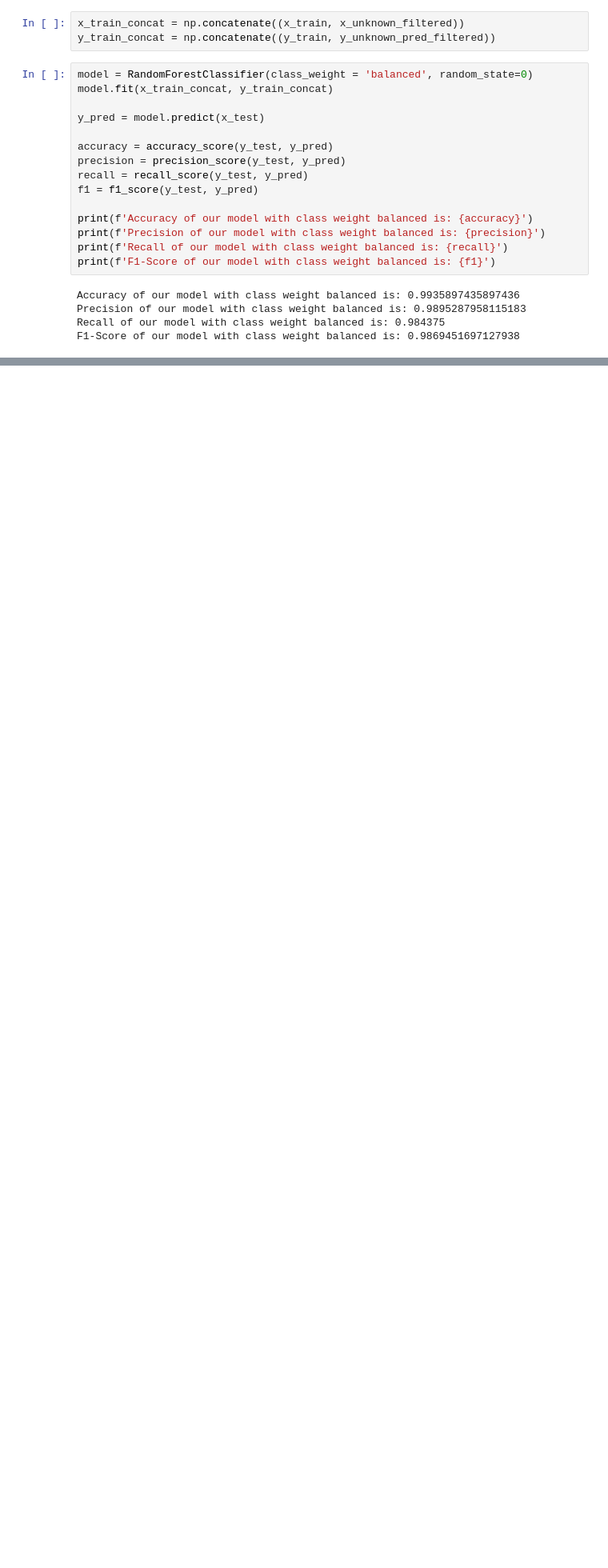
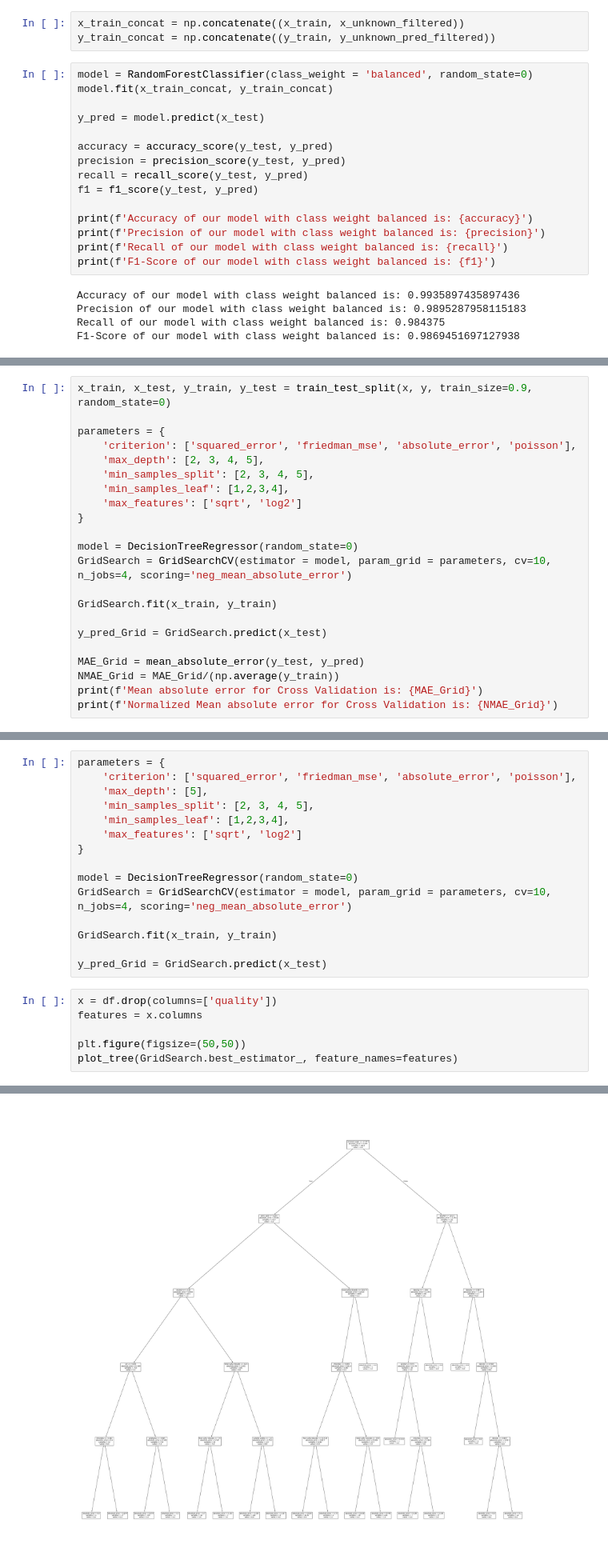
Before and after one commit to dimou-gk/Deep-dive-ML, a Jupyter notebook: Semi_Supervised_&_Model_Evaluation.ipynb, the cells around one changed output, grey strips where cells are left out. Shown at 80% size. Drawn from its saved outputs; the diff is of its cells as text; blank space fills up the shorter version.

Commit message:
Final notebook on semi supervised and model evaluation

```diff
--- a/Semi_Supervised_&_Model_Evaluation.ipynb
+++ b/Semi_Supervised_&_Model_Evaluation.ipynb
@@ -212,0 +468,22 @@ From what we can see from the results the already (almost) perfect performance o
+# %%
+x_train, x_test, y_train, y_test = train_test_split(x, y, train_size=0.9, random_state=0)
+
+parameters = {
+    'criterion': ['squared_error', 'friedman_mse', 'absolute_error', 'poisson'],
+    'max_depth': [2, 3, 4, 5],
+    'min_samples_split': [2, 3, 4, 5],
+    'min_samples_leaf': [1,2,3,4],
+    'max_features': ['sqrt', 'log2']
+}
+
+model = DecisionTreeRegressor(random_state=0)
+GridSearch = GridSearchCV(estimator = model, param_grid = parameters, cv=10, n_jobs=4, scoring='neg_mean_absolute_error')
+
+GridSearch.fit(x_train, y_train)
+
+y_pred_Grid = GridSearch.predict(x_test)
+
+MAE_Grid = mean_absolute_error(y_test, y_pred)
+NMAE_Grid = MAE_Grid/(np.average(y_train))
+print(f'Mean absolute error for Cross Validation is: {MAE_Grid}')
+print(f'Normalized Mean absolute error for Cross Validation is: {NMAE_Grid}')
@@ -212,0 +497,22 @@ From what we can see from the results the already (almost) perfect performance o
+# %%
+parameters = {
+    'criterion': ['squared_error', 'friedman_mse', 'absolute_error', 'poisson'],
+    'max_depth': [5],
+    'min_samples_split': [2, 3, 4, 5],
+    'min_samples_leaf': [1,2,3,4],
+    'max_features': ['sqrt', 'log2']
+}
+
+model = DecisionTreeRegressor(random_state=0)
+GridSearch = GridSearchCV(estimator = model, param_grid = parameters, cv=10, n_jobs=4, scoring='neg_mean_absolute_error')
+
+GridSearch.fit(x_train, y_train)
+
+y_pred_Grid = GridSearch.predict(x_test)
+# %%
+x = df.drop(columns=['quality'])
+features = x.columns
+
+plt.figure(figsize=(50,50))
+plot_tree(GridSearch.best_estimator_, feature_names=features)
+# %% [output]
@@ -212,0 +536 @@ From what we can see from the results the already (almost) perfect performance o
+[figure, added]
```
Also changed, not shown: parts of 35 cells of this notebook.
